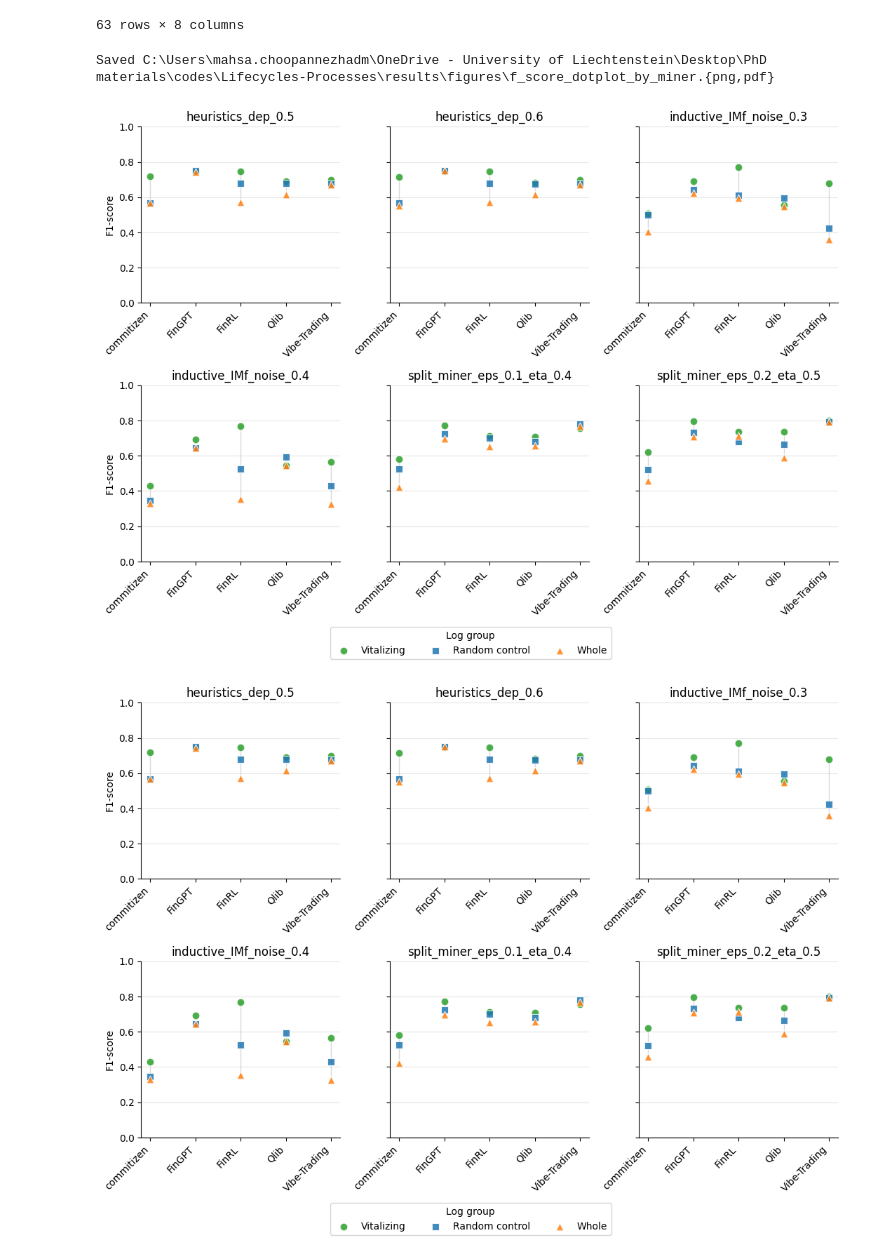
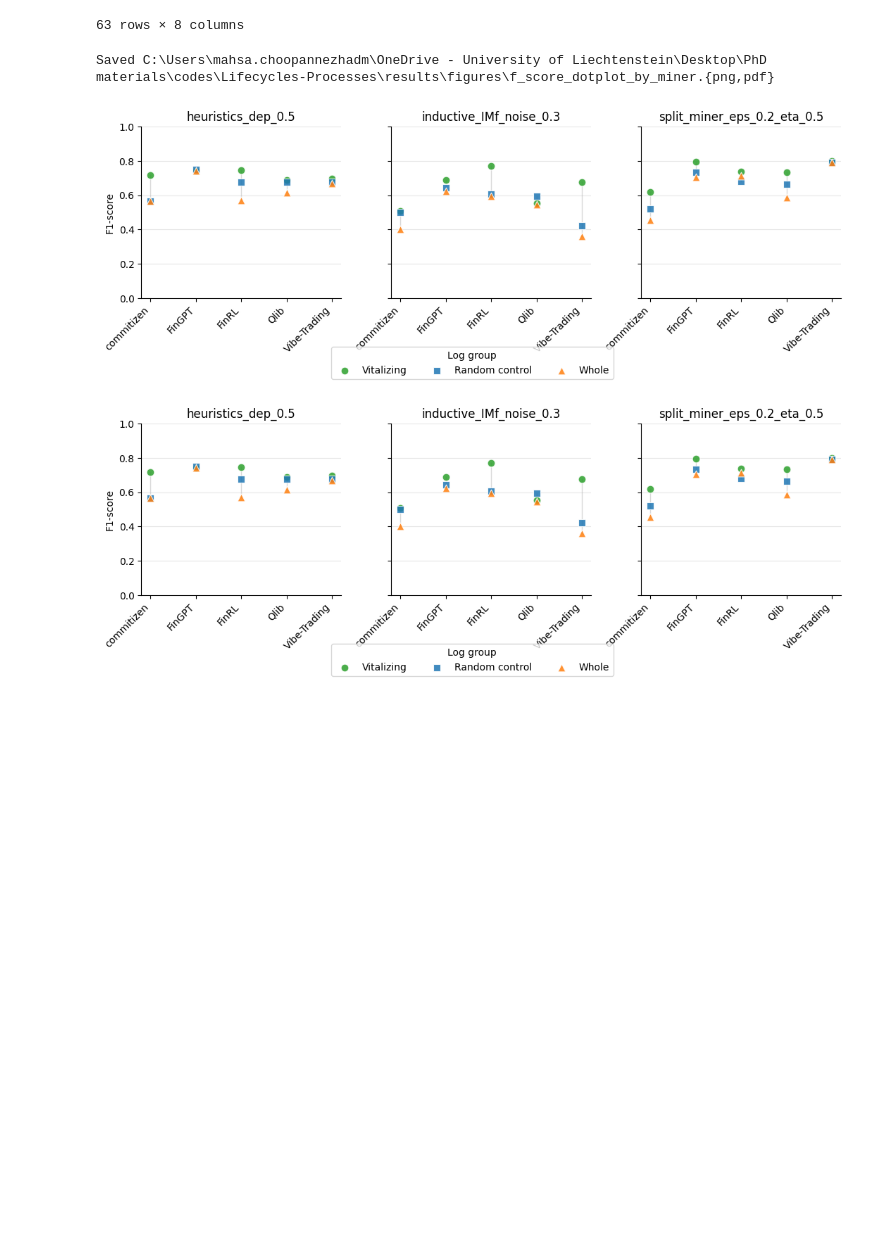
Before and after one commit to MahsaChoop/Lifecycle-Processes, a Jupyter notebook: main.ipynb, the cells around one changed output. Saved outputs shown, nothing was run; the diff lists cells and outputs as text; code cells hidden in the pictures; blank space fills up the shorter version.

Commit message:
keep 3 subplot for utility figure

```diff
--- a/main.ipynb
+++ b/main.ipynb
@@ -330,35 +330,35 @@ repos_to_plot = [
     #"OpenBB",
     #"TradingAgents",
     #"Nautilus_trader"
 ]
 
 # choosing discovery algorithms from this list.
 discovery_methods_to_plot = [
     #"alpha_classic",
     #"inductive_IM",
     "heuristics_dep_0.5",
-    "heuristics_dep_0.6",
+    #"heuristics_dep_0.6",
     #"heuristics_dep_0.7",
     #"inductive_IMf_noise_0.2",
     "inductive_IMf_noise_0.3",
-    "inductive_IMf_noise_0.4",
-    "split_miner_eps_0.1_eta_0.4",
+    #"inductive_IMf_noise_0.4",
+    #"split_miner_eps_0.1_eta_0.4",
     #"split_miner_eps_0.1_eta_0.5",
     #"split_miner_eps_0.1_eta_0.6",
     #"split_miner_eps_0.2_eta_0.4",
     "split_miner_eps_0.2_eta_0.5",
     #"split_miner_eps_0.2_eta_0.6",
     #"split_miner_eps_0.3_eta_0.4",
     #"split_miner_eps_0.3_eta_0.5",
     #"split_miner_eps_0.3_eta_0.6",
 ]
 
 plot_f_score_dotplot_by_miner_different_repos(
     f_score_comparison,
     repos=repos_to_plot,
     discovery_methods=discovery_methods_to_plot,
 )
 # %% [output]
 Saved C:\Users\mahsa.choopannezhadm\OneDrive - University of Liechtenstein\Desktop\PhD materials\codes\Lifecycles-Processes\results\figures\f_score_dotplot_by_miner.{png,pdf}
-[figure, old version]
+[figure, new version]
-[figure, old version]
+[figure, new version]
```
Also changed, not shown: 4 other files.
